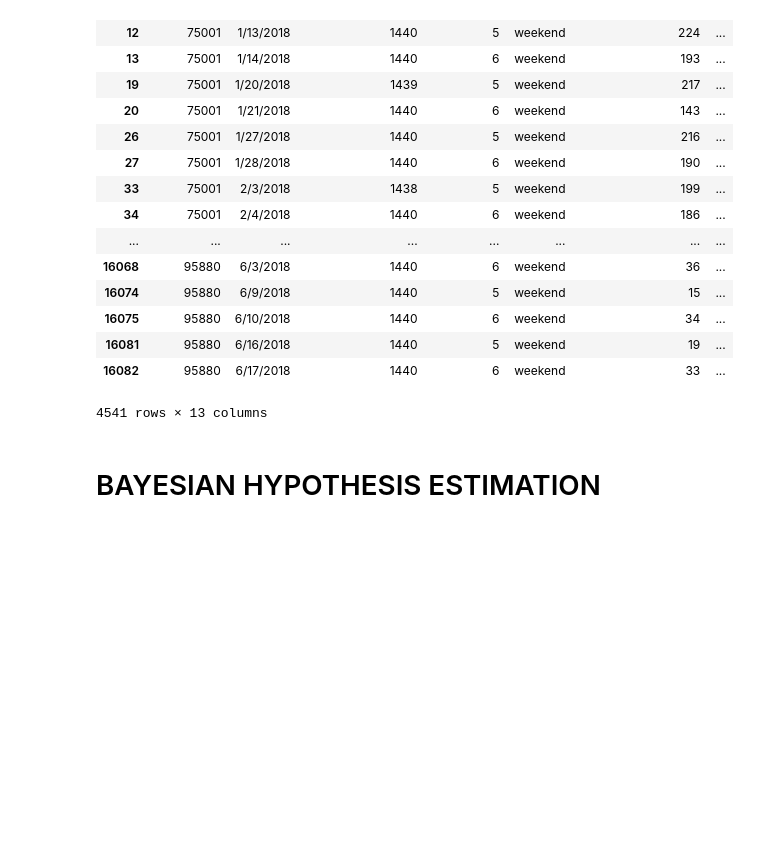
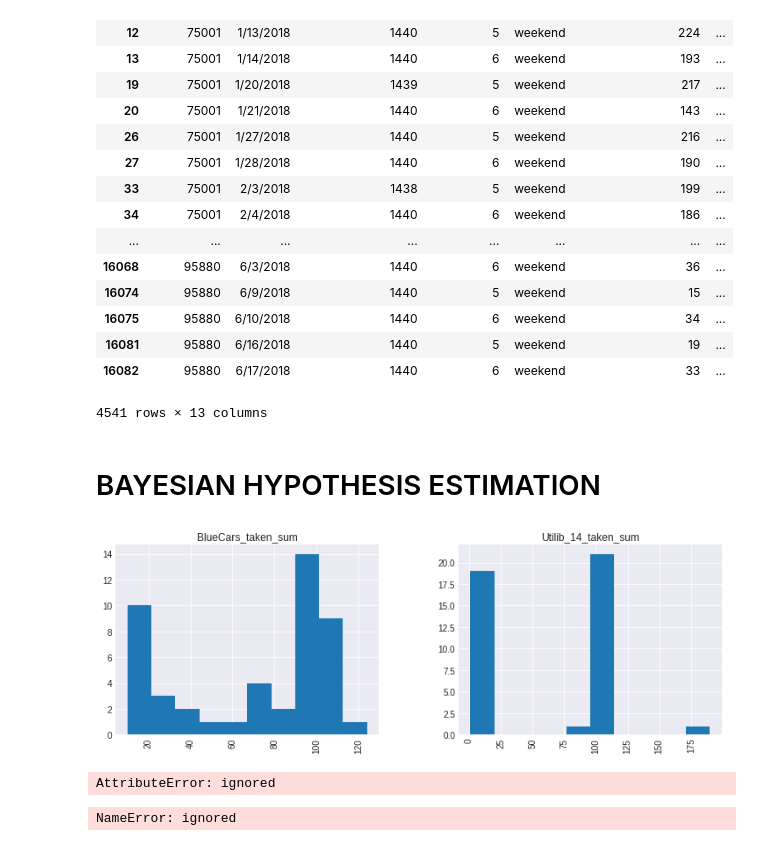
Before and after one commit to Nzaya/Autolib-Hypothesis, a Jupyter notebook: Moringa_Data_Science_Core_W3_Independent_Project_2019_06_Sharon_Nzaya_Python_Notebook.ipynb, the cells around one changed output. Cells and saved outputs as stored; diff of their text form; code cells hidden in the pictures; blank space fills up the shorter version.

```diff
--- a/Moringa_Data_Science_Core_W3_Independent_Project_2019_06_Sharon_Nzaya_Python_Notebook.ipynb
+++ b/Moringa_Data_Science_Core_W3_Independent_Project_2019_06_Sharon_Nzaya_Python_Notebook.ipynb
@@ -26,7 +34,8 @@ import statsmodels.api as sm
 import pandas_profiling
 import warnings
 import random
-#plt.style.use('seaborn-darkgrid')
-#print('Running on PyMC3 v{}'.format(pm.__version__))
+import pymc as pm
+plt.style.use('seaborn-darkgrid')
+print('Running on PyMC3 v{}'.format(pm.__version__))
 warnings.filterwarnings('ignore')
 %matplotlib inline
@@ -326,3 +331,20 @@ y.hist('value', by='group', figsize=(12, 4));
+# %%
+BlueCars_taken_sum=(28,100,70,14,102,67,35,15,98,101,10,12,105,13,10,85,102,16,
+        39,72,82,102,100,12,102,11,22,23,13,103,77,47,63,101,97,104,
+        96,103,124,101,101,100,101,101,104,100,101)
+
+Utilib_14_taken_sum=(9,101,190,1,12,10,9,11,14,101,12,2,100,15,88,11,100,
+           14,108,10,4,11,12,13,97,11,101,100,101,5,101,105,100,
+           101,100,99,101,100,102,99,100,99)
+
+
+y1 = np.array(BlueCars_taken_sum)
+y2 = np.array(Utilib_14_taken_sum)
+y = pd.DataFrame(dict(value=np.r_[y1, y2], group=np.r_[['BlueCars_taken_sum']*len(BlueCars_taken_sum), ['Utilib_14_taken_sum']*len(Utilib_14_taken_sum)]))
+
+y.hist('value', by='group', figsize=(12, 4));
+# %% [output]
+[figure, added]
 # %%
 #Since the means are real-valued, we will apply normal priors on them,and arbitrarily set the hyperparameters to the pooled empirical mean of the data
 #and twice the pooled empirical standard deviation,
@@ -334,6 +356,8 @@ y.hist('value', by='group', figsize=(12, 4));
 with pm.Model() as model:
     group1_mean = pm.Normal('group1_mean', mu=μ_m, sd=μ_s)
     group2_mean = pm.Normal('group2_mean', mu=μ_m, sd=μ_s)
+# %% [output]
+AttributeError: ignored
 # %%
 #We will instead set the group standard deviations to have a Uniform(1,10) prior:
 
@@ -343,6 +367,8 @@ with pm.Model() as model:
 with model:
     group1_std = pm.Uniform('group1_std', lower=σ_low, upper=σ_high)
     group2_std = pm.Uniform('group2_std', lower=σ_low, upper=σ_high)
+# %% [output]
+NameError: ignored
 # %%
 #We follow Kruschke by making the prior for ν exponentially distributed with a mean of 30; this allocates high prior probability over the regions of the parameter that
 #describe the range from normal to heavy-tailed data under the Student-T distribution.
```
Also changed, not shown: parts of 6 cells of this notebook.
